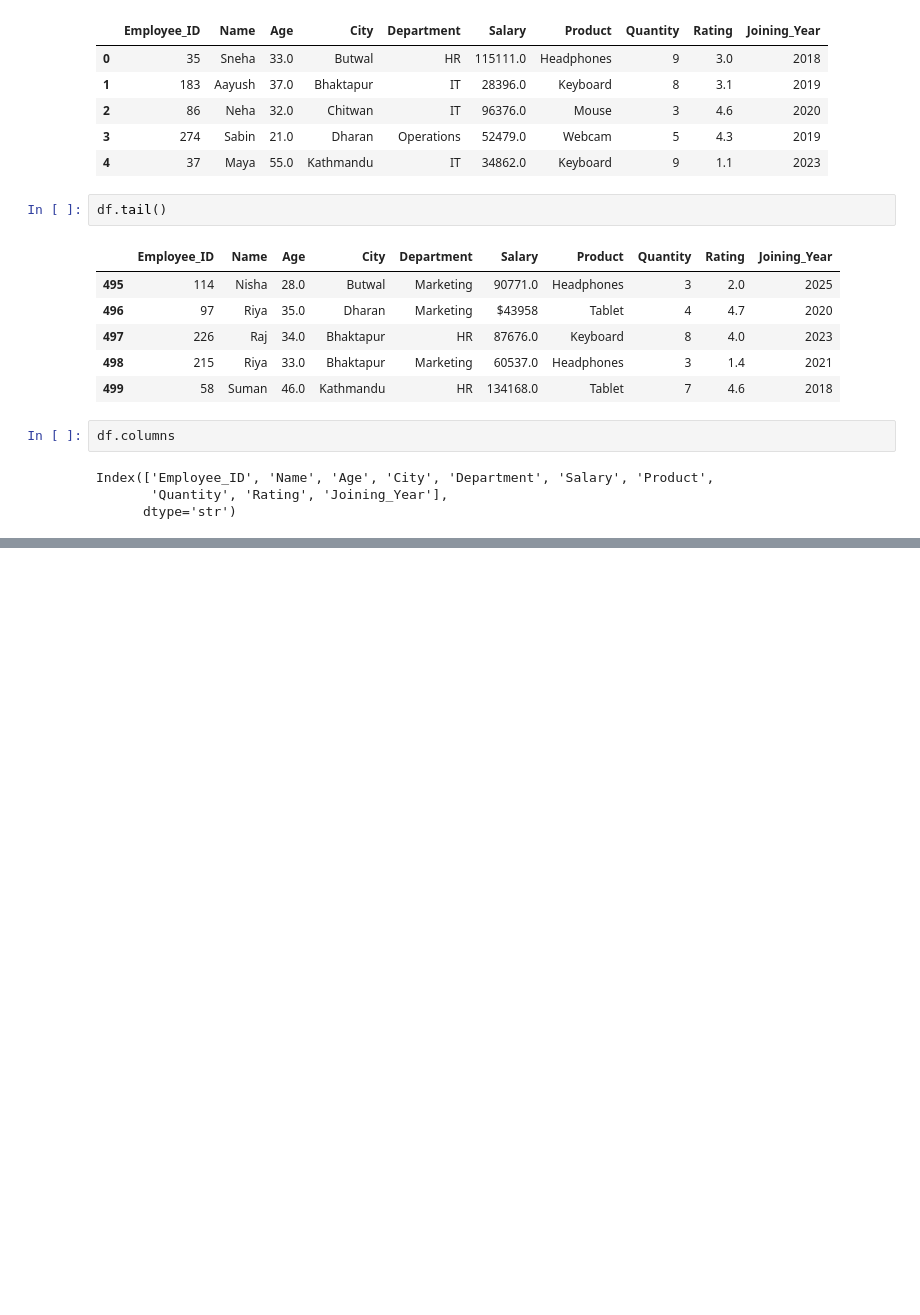
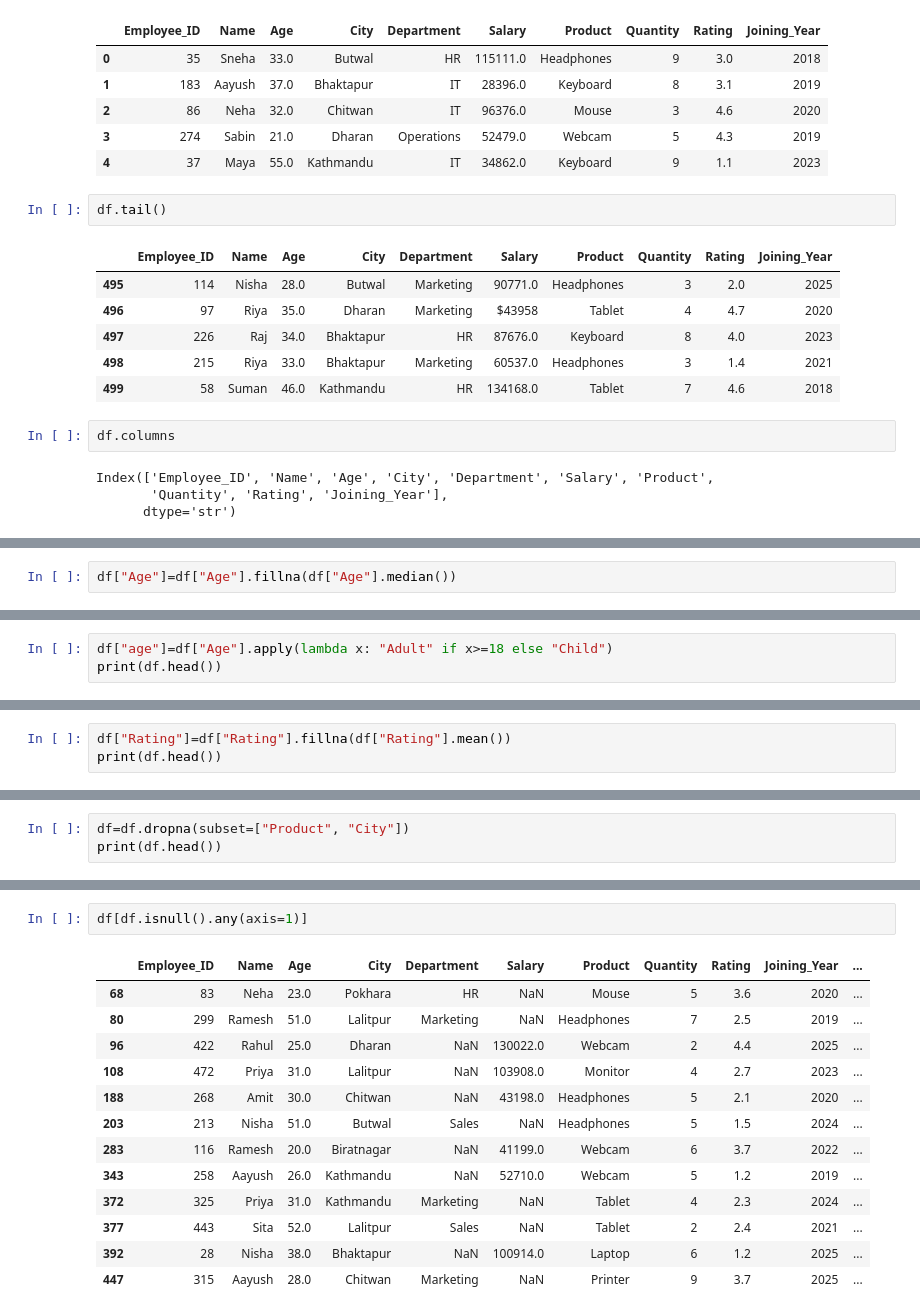
Before and after one commit to sarishma123/Python_4thsem, a Jupyter notebook: numpyand pandas/pandas2nd.ipynb, the cells around one changed output, grey strips where cells are left out. Drawn from its saved outputs; the diff is of its cells as text; blank space fills up the shorter version.

```diff
--- a/numpyand pandas/pandas2nd.ipynb
+++ b/numpyand pandas/pandas2nd.ipynb
@@ -32,0 +89,2 @@ Index(['Employee_ID', 'Name', 'Age', 'City', 'Department', 'Salary', 'Product',
+# %%
+df["Age"]=df["Age"].fillna(df["Age"].median())
@@ -32,0 +104,3 @@ Index(['Employee_ID', 'Name', 'Age', 'City', 'Department', 'Salary', 'Product',
+# %%
+df["age"]=df["Age"].apply(lambda x: "Adult" if x>=18 else "Child")
+print(df.head())
@@ -32,0 +131,3 @@ Index(['Employee_ID', 'Name', 'Age', 'City', 'Department', 'Salary', 'Product',
+# %%
+df["Rating"]=df["Rating"].fillna(df["Rating"].mean())
+print(df.head())
@@ -32,0 +148,3 @@ Index(['Employee_ID', 'Name', 'Age', 'City', 'Department', 'Salary', 'Product',
+# %%
+df=df.dropna(subset=["Product", "City"])
+print(df.head())
@@ -32,0 +197,16 @@ Index(['Employee_ID', 'Name', 'Age', 'City', 'Department', 'Salary', 'Product',
+# %%
+df[df.isnull().any(axis=1)]
+# %% [output]
+|  | Employee_ID | Name | Age | City | Department | Salary | Product | Quantity | Rating | Joining_Year | ... |
+| 68 | 83 | Neha | 23.0 | Pokhara | HR | NaN | Mouse | 5 | 3.6 | 2020 | ... |
+| 80 | 299 | Ramesh | 51.0 | Lalitpur | Marketing | NaN | Headphones | 7 | 2.5 | 2019 | ... |
+| 96 | 422 | Rahul | 25.0 | Dharan | NaN | 130022.0 | Webcam | 2 | 4.4 | 2025 | ... |
+| 108 | 472 | Priya | 31.0 | Lalitpur | NaN | 103908.0 | Monitor | 4 | 2.7 | 2023 | ... |
+| 188 | 268 | Amit | 30.0 | Chitwan | NaN | 43198.0 | Headphones | 5 | 2.1 | 2020 | ... |
+| 203 | 213 | Nisha | 51.0 | Butwal | Sales | NaN | Headphones | 5 | 1.5 | 2024 | ... |
+| 283 | 116 | Ramesh | 20.0 | Biratnagar | NaN | 41199.0 | Webcam | 6 | 3.7 | 2022 | ... |
+| 343 | 258 | Aayush | 26.0 | Kathmandu | NaN | 52710.0 | Webcam | 5 | 1.2 | 2019 | ... |
+| 372 | 325 | Priya | 31.0 | Kathmandu | Marketing | NaN | Tablet | 4 | 2.3 | 2024 | ... |
+| 377 | 443 | Sita | 52.0 | Lalitpur | Sales | NaN | Tablet | 2 | 2.4 | 2021 | ... |
+| 392 | 28 | Nisha | 38.0 | Bhaktapur | NaN | 100914.0 | Laptop | 6 | 1.2 | 2025 | ... |
+| 447 | 315 | Aayush | 28.0 | Chitwan | Marketing | NaN | Printer | 9 | 3.7 | 2025 | ... |
```
Also changed, not shown: parts of 20 cells of this notebook, 2 other files.
